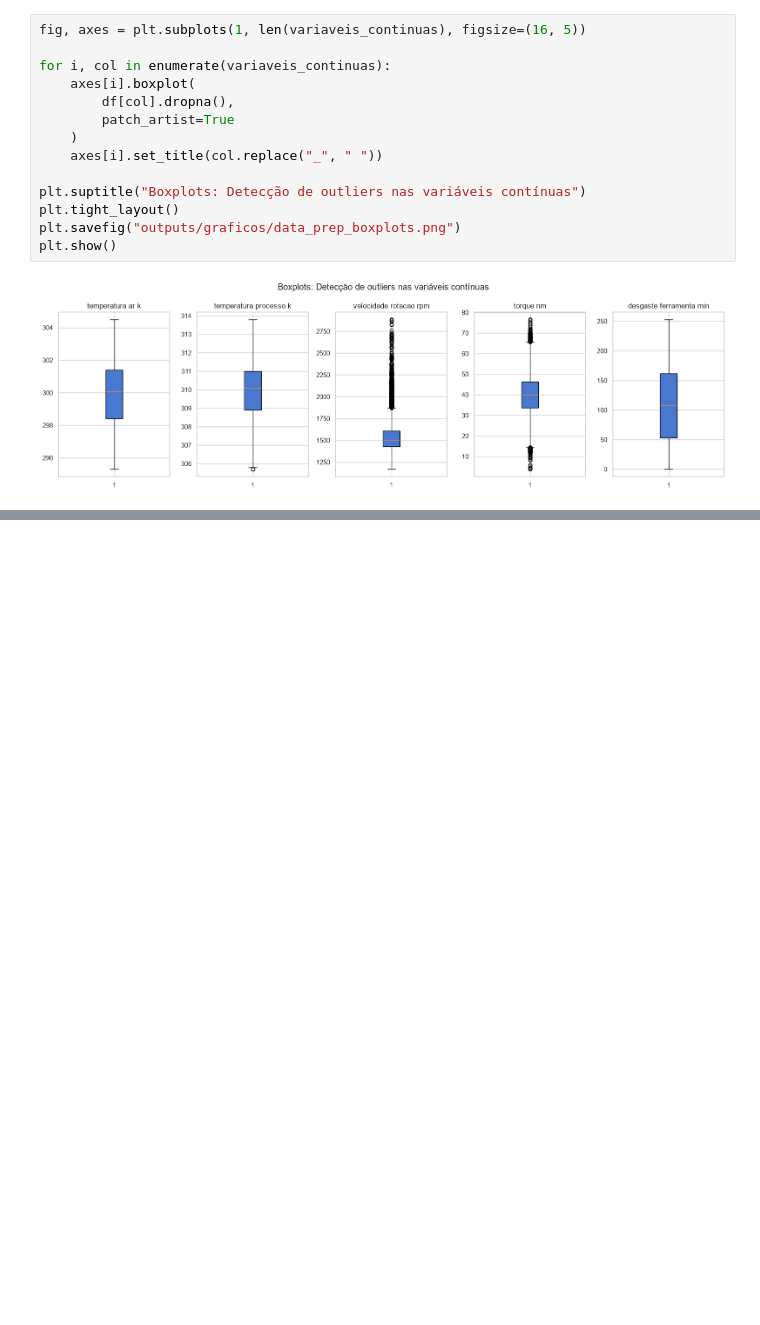
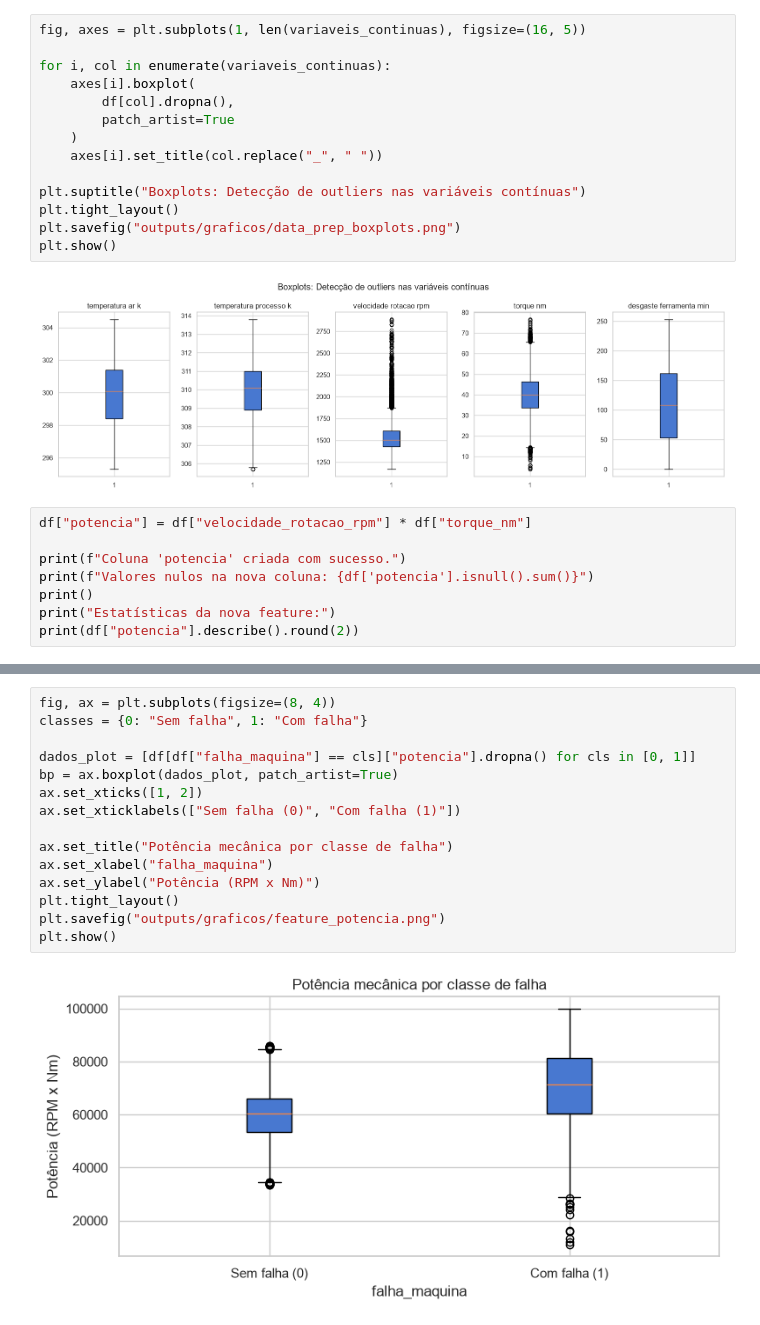
Before and after one commit to zobolidiogo/pipeline_preditiva, a Jupyter notebook: pipeline_preditiva.ipynb, the cells around one changed output, grey strips where cells are left out. Cells and saved outputs as stored; diff of their text form; blank space fills up the shorter version.

```diff
--- a/pipeline_preditiva.ipynb
+++ b/pipeline_preditiva.ipynb
@@ -218,3 +218,11 @@ plt.savefig("outputs/graficos/data_prep_boxplots.png")
 plt.show()
 # %% [output]
 [figure]
+# %%
+df["potencia"] = df["velocidade_rotacao_rpm"] * df["torque_nm"]
+
+print(f"Coluna 'potencia' criada com sucesso.")
+print(f"Valores nulos na nova coluna: {df['potencia'].isnull().sum()}")
+print()
+print("Estatísticas da nova feature:")
+print(df["potencia"].describe().round(2))
@@ -220,0 +243,17 @@ plt.show()
+# %%
+fig, ax = plt.subplots(figsize=(8, 4))
+classes = {0: "Sem falha", 1: "Com falha"}
+
+dados_plot = [df[df["falha_maquina"] == cls]["potencia"].dropna() for cls in [0, 1]]
+bp = ax.boxplot(dados_plot, patch_artist=True)
+ax.set_xticks([1, 2])
+ax.set_xticklabels(["Sem falha (0)", "Com falha (1)"])
+
+ax.set_title("Potência mecânica por classe de falha")
+ax.set_xlabel("falha_maquina")
+ax.set_ylabel("Potência (RPM x Nm)")
+plt.tight_layout()
+plt.savefig("outputs/graficos/feature_potencia.png")
+plt.show()
+# %% [output]
+[figure, added]
```
Also changed, not shown: parts of 1 cell of this notebook.
